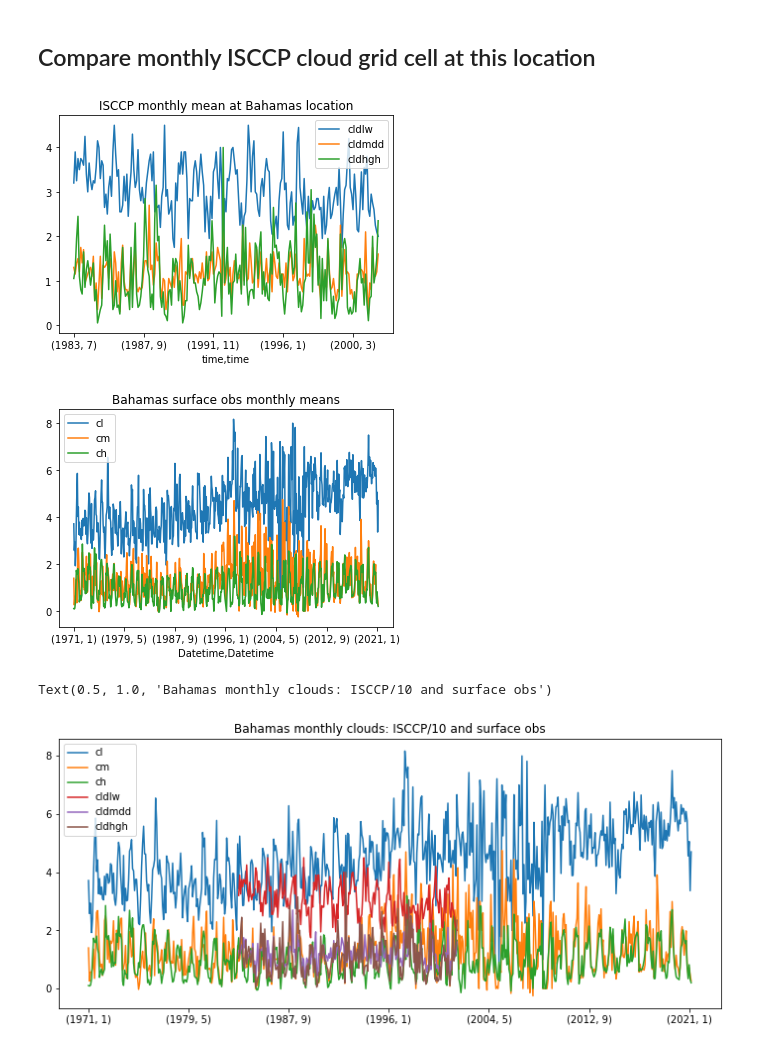
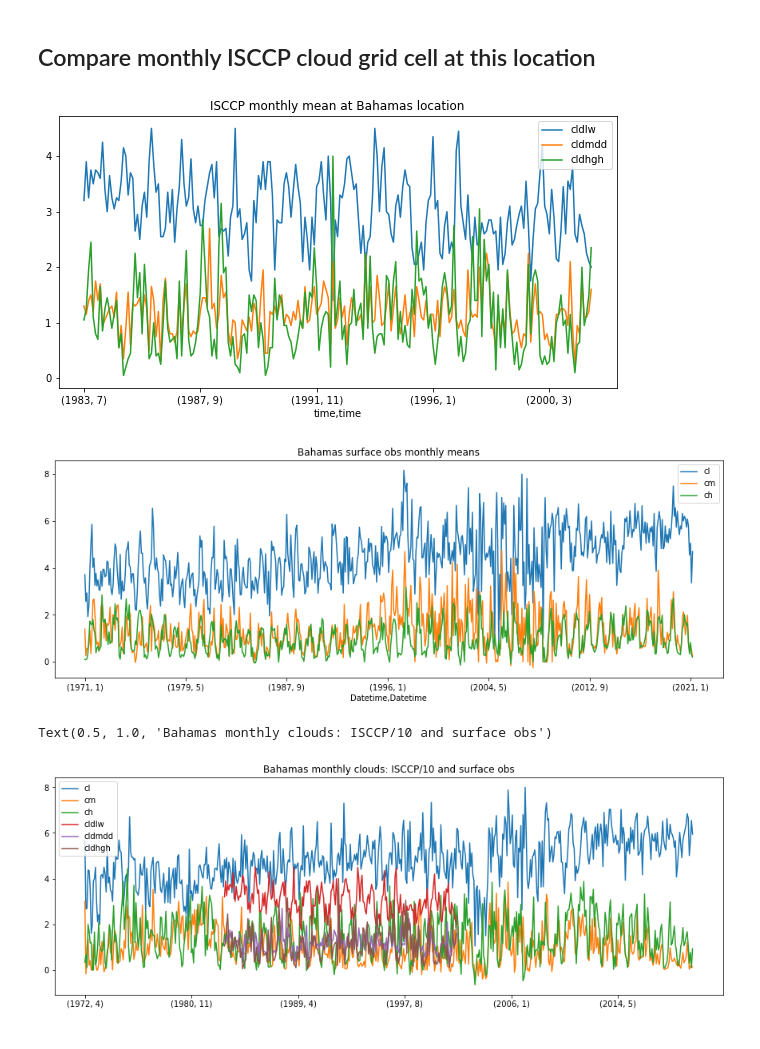
Before and after one commit to MPOcanes/MPO624_2022, a Jupyter notebook: Notebooks/Clouds_surfaceobs.ipynb, the cells around one changed output. Cells and saved outputs as stored; diff of their text form; code cells hidden in the pictures.

```diff
--- a/Notebooks/Clouds_surfaceobs.ipynb
+++ b/Notebooks/Clouds_surfaceobs.ipynb
@@ -94,28 +95,30 @@ annmeans[['cl','cm','ch']].plot()
 # %%
 # URL = 'https://goldsmr4.gesdisc.eosdis.nasa.gov/dods/M2TMNXRAD' # MERRA2 clouds, requires some authentication
 # %%
-# ISCCP grids at Hawaii:
+# ISCCP grids in OpenDap server at Hawaii:
 
 URL = 'http://apdrc.soest.hawaii.edu:80/dods/public_data/satellite_product/isccp/isccp_mon'
-IS = xr.open_dataset(URL); IS
-xBAH = IS.sel(lat=sc.lat.mean(), lon=sc.lon.mean(), method='nearest'); xBAH;
+IS = xr.open_dataset(URL)
 # %%
+# Select Bahamas point, call it xBAH for xarray, BAH for pandas frame
+xBAH = IS.sel(lat=sc.lat.mean(), lon=sc.lon.mean(), method='nearest'); xBAH;
+
 # convert to Pandas for a multi-line plot, and change units to tenths (seems to be the surface unit although it goes to 11
 
 BAH = xBAH[['cldlw','cldmdd','cldhgh']].squeeze().drop_vars(['lat','lon','lev']).to_pandas()
 # Make monthly means, not artificially on 15th of the month
 BAH = BAH.groupby([BAH.index.year, BAH.index.month]).mean()/10
 
-BAH.plot(); plt.title('ISCCP monthly mean at Bahamas location');
+BAH.plot(figsize=[10,5]); plt.title('ISCCP monthly mean at Bahamas location');
 # %% [output]
-[figure, old version]
+[figure, new version]
 # %%
-momeancloud.plot(); plt.title('Bahamas surface obs monthly means');
+momeancloud.plot(figsize=[15,5]); plt.title('Bahamas surface obs monthly means');
 # %% [output]
-[figure, old version]
+[figure, new version]
 # %%
 # Concatenate them and plot together
-pd.concat([momeancloud,BAH], axis=1).plot(figsize=[12,5]); plt.title('Bahamas monthly clouds: ISCCP/10 and surface obs')
+pd.concat([momeancloud,BAH], axis=1).plot(figsize=[15,5]); plt.title('Bahamas monthly clouds: ISCCP/10 and surface obs')
 # %% [output]
 Text(0.5, 1.0, 'Bahamas monthly clouds: ISCCP/10 and surface obs')
-[figure, old version]
+[figure, new version]
```
Also changed, not shown: parts of 6 cells of this notebook.
